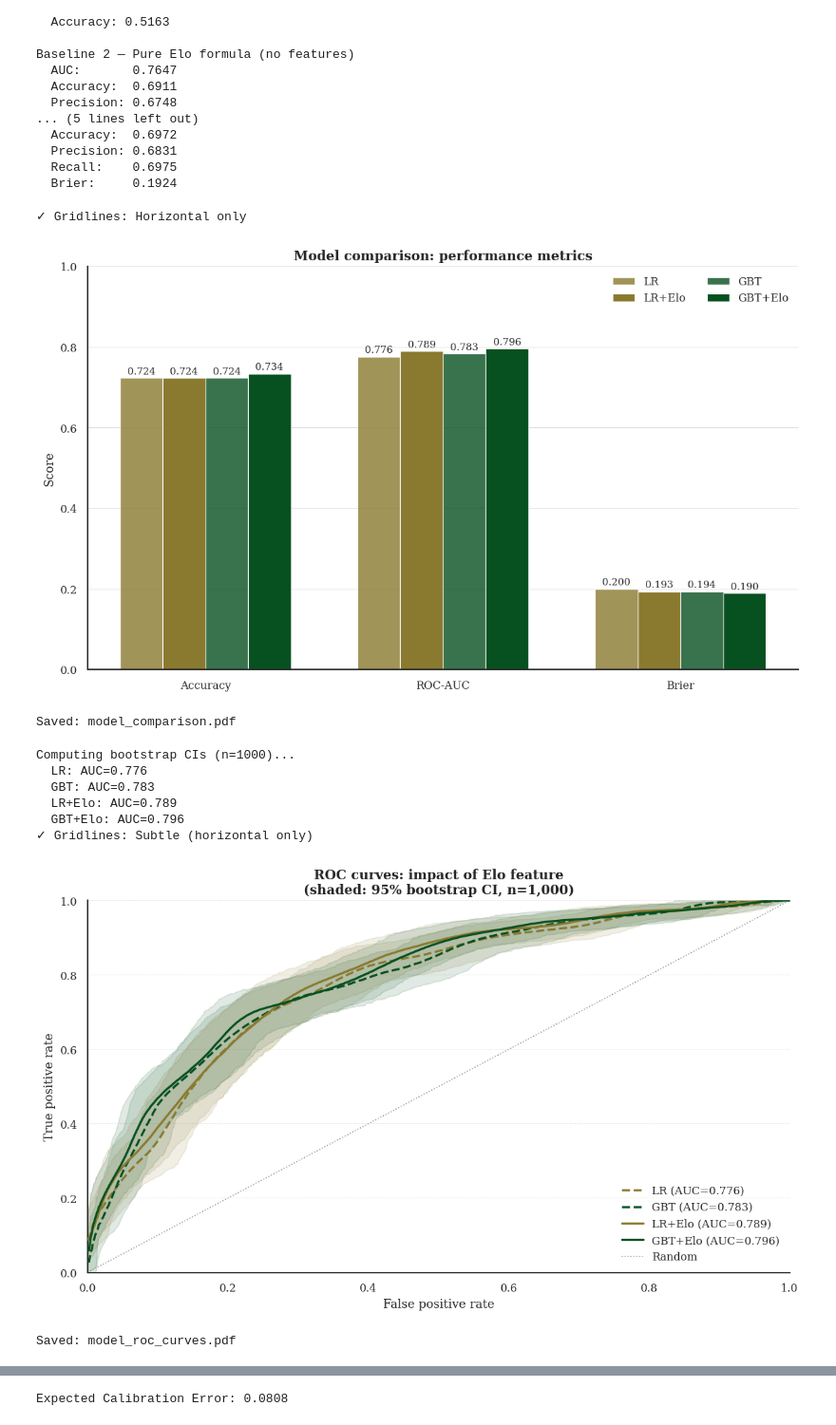
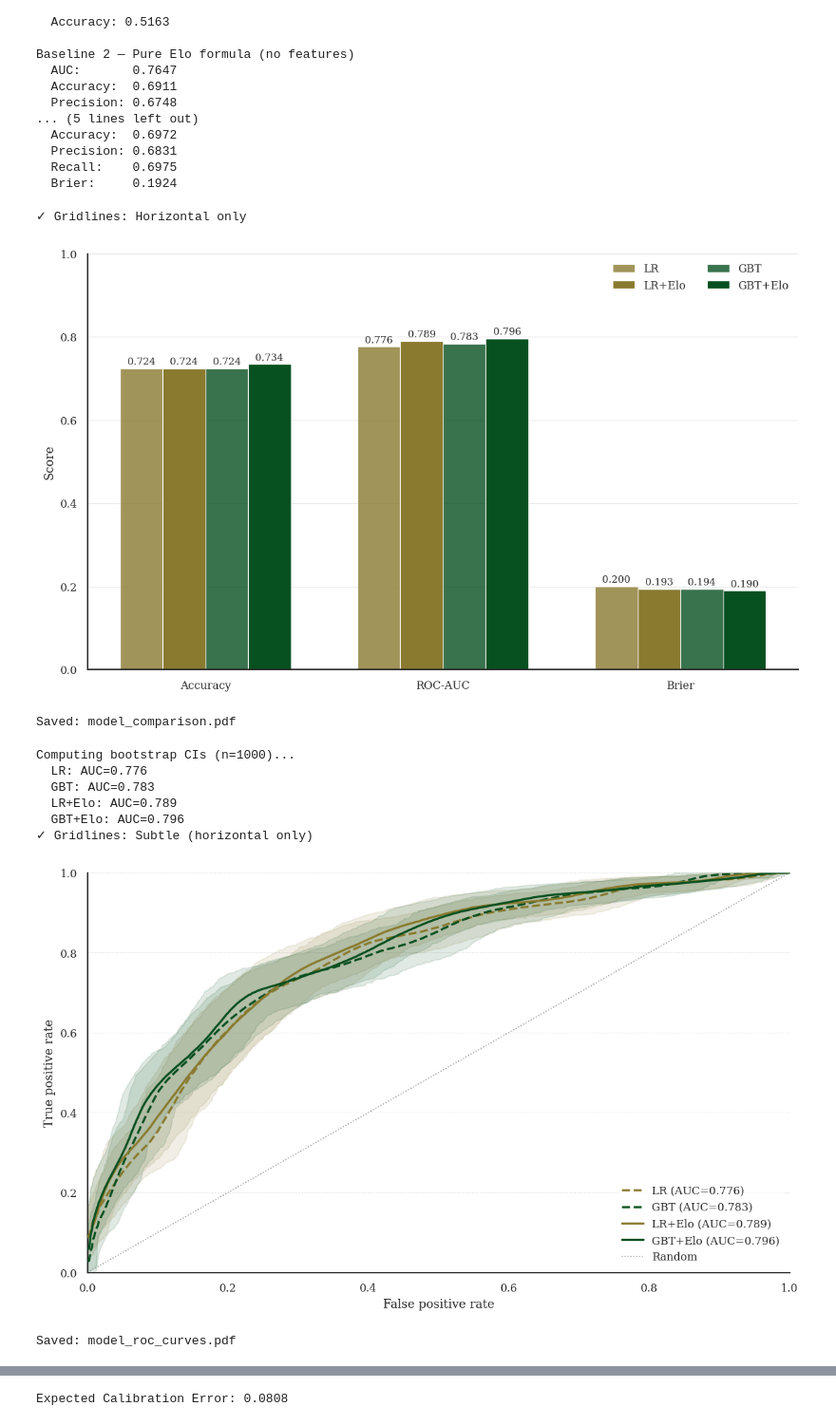
Before and after one commit to brandtami/springboks-rugby-analytics, a Jupyter notebook: notebooks/04_model_training.ipynb, the cells around one changed output, grey strips where cells are left out. Shown at 95% size. Drawn from its saved outputs; the diff is of its cells as text; code cells hidden in the pictures.

```diff
--- a/notebooks/04_model_training.ipynb
+++ b/notebooks/04_model_training.ipynb
@@ -539,7 +539,7 @@ for i, (lbl, col, alpha, m) in enumerate(configs):
         ax.text(bar.get_x()+bar.get_width()/2, bar.get_height()+0.01,
                 f'{v:.3f}', ha='center', fontsize=9)
 
-ax.set(title='Model comparison: performance metrics', ylabel='Score', ylim=(0,1))
+ax.set(ylabel='Score', ylim=(0,1))
 ax.set_xticks(x)
 ax.set_xticklabels([n for _,n in metrics])
 ax.legend(ncol=2)
@@ -550,7 +550,7 @@ plt.tight_layout()
 save_fig('model_comparison.pdf')
 # %% [output]
 ✓ Gridlines: Horizontal only
-[figure, old version]
+[figure, new version]
 Saved: model_comparison.pdf
 # %%
 FPR_GRID = np.linspace(0, 1, 500)
@@ -577,37 +577,37 @@ curve_specs = [
 curves = []
 print('Computing bootstrap CIs (n=1000)...')
 for lbl, col, ls, prob in curve_specs:
     fpr, tpr, _ = roc_curve(y_te, prob)
     auc_value = roc_auc_score(y_te, prob)
     mean, lo, hi = bootstrap_roc(y_te, prob)
     curves.append((lbl, col, ls, auc_value, mean, lo, hi))
     print(f'  {lbl}: AUC={auc_value:.3f}')
 
 fig, ax = plt.subplots()
 
 for lbl, col, ls, auc_val, mean, lo, hi in curves:
     ax.plot(FPR_GRID, mean, color=col, lw=2, ls=ls, zorder=3,
             label=f'{lbl} (AUC={auc_val:.3f})')
     ax.fill_between(FPR_GRID, lo, hi, color=col, alpha=0.12, zorder=2)
 
 ax.plot([0,1],[0,1], color=GREY, lw=1, ls=':', label='Random')
 ax.set(xlim=(0,1), ylim=(0,1),
-       xlabel='False positive rate', ylabel='True positive rate',
-       title='ROC curves: impact of Elo feature\n(shaded: 95% bootstrap CI, n=1,000)')
+       xlabel='False positive rate', ylabel='True positive rate')
 
-ax.legend(loc='lower right')
+ax.legend(loc='lower right', frameon=True, facecolor='white', edgecolor='white')
+
 gridlines_subtle()
 
 plt.tight_layout()
 save_fig('model_roc_curves.pdf')
 # %% [output]
 Computing bootstrap CIs (n=1000)...
   LR: AUC=0.776
   GBT: AUC=0.783
   LR+Elo: AUC=0.789
   GBT+Elo: AUC=0.796
 ✓ Gridlines: Subtle (horizontal only)
-[figure, old version]
+[figure, new version]
 Saved: model_roc_curves.pdf
 # %%
 fig, ax = plt.subplots()
```
Also changed, not shown: parts of 4 cells of this notebook, 48 other files.
